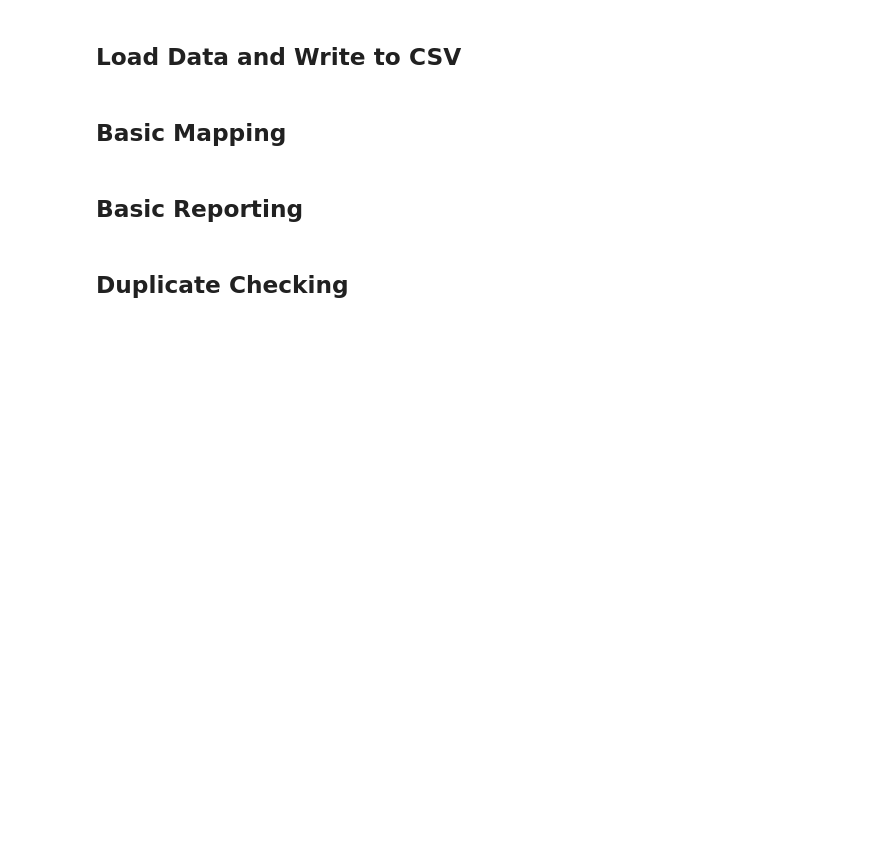
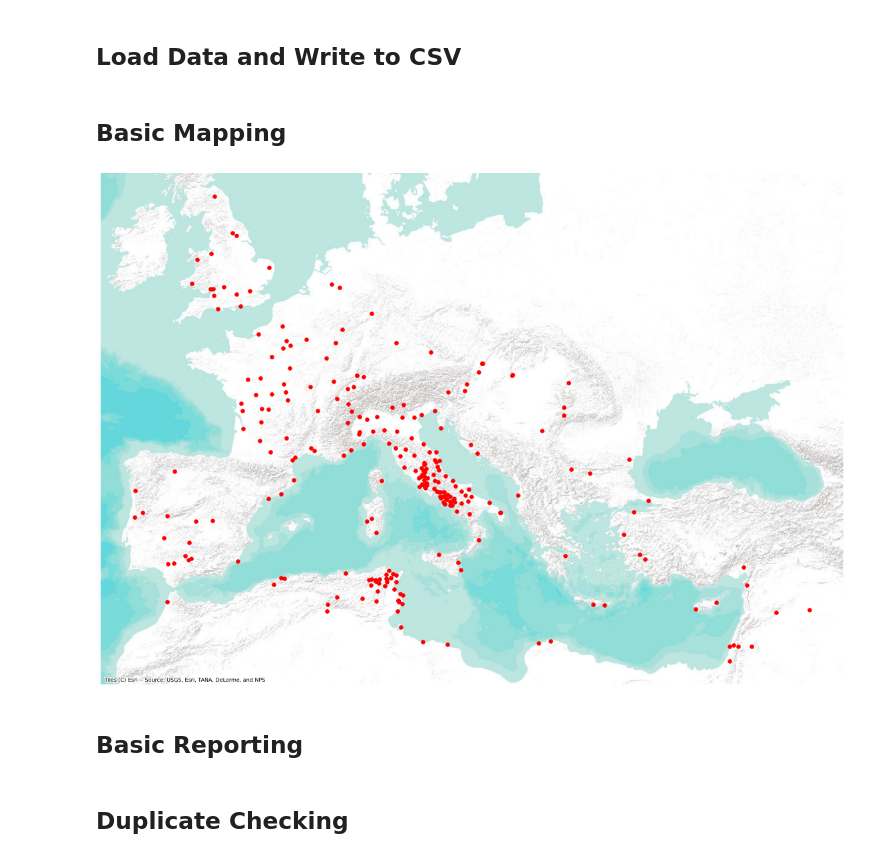
Before and after one commit to roman-amphitheaters/roman-amphitheaters, a Jupyter notebook: utility.ipynb, the cells around one changed output. Drawn from its saved outputs; the diff is of its cells as text; code cells hidden in the pictures; blank space fills up the shorter version.

Commit message:
new map plotting

```diff
--- a/utility.ipynb
+++ b/utility.ipynb
@@ -189,3 +167,15 @@ gv.save(current_map, "all-roman-amphitheaters-map.png")
+# %%
+ramphs_gdf = gpd.read_file("roman-amphitheaters.geojson")
+
+ramphs_gdf_epsg3857 = ramphs_gdf.to_crs(3857)
+
+ax = ramphs_gdf_epsg3857.plot(figsize=(20, 20), color = 'red')
+cx.add_basemap(ax, source=cx.providers.Esri.WorldTerrain)
+
+ax.set_axis_off()
+plt.savefig("all-roman-amphitheaters-map.png",pad_inches=0)
+# %% [output]
+[figure, added]
 # %%
 # with roman territory using geopandas
 
```
Also changed, not shown: parts of 3 cells of this notebook, 3 other files.
